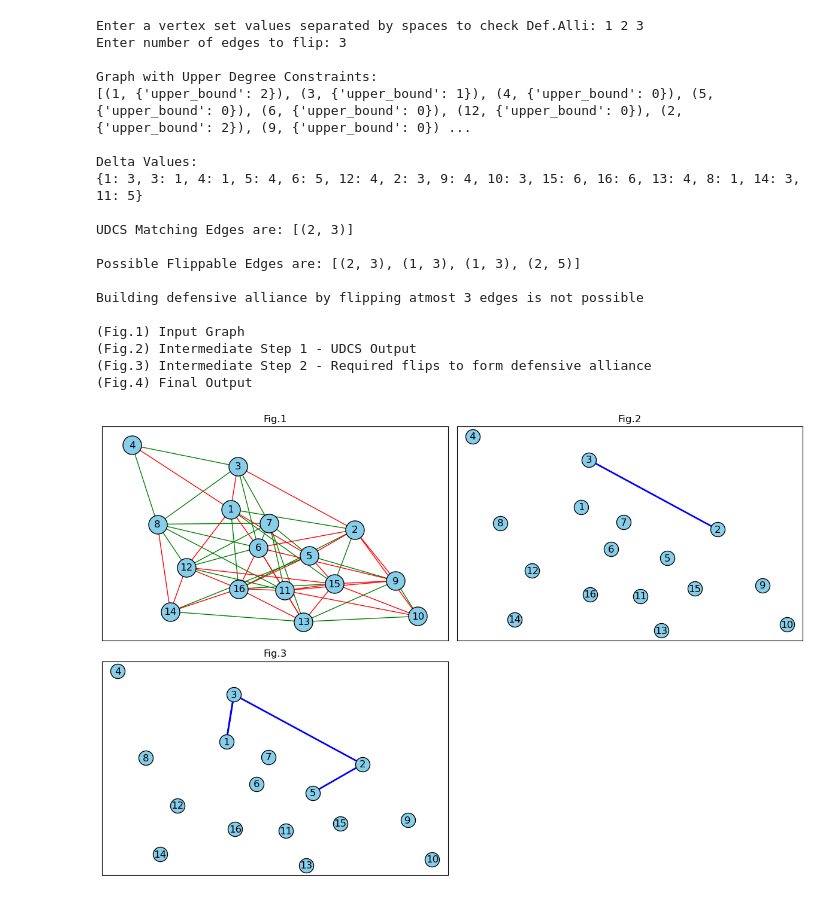
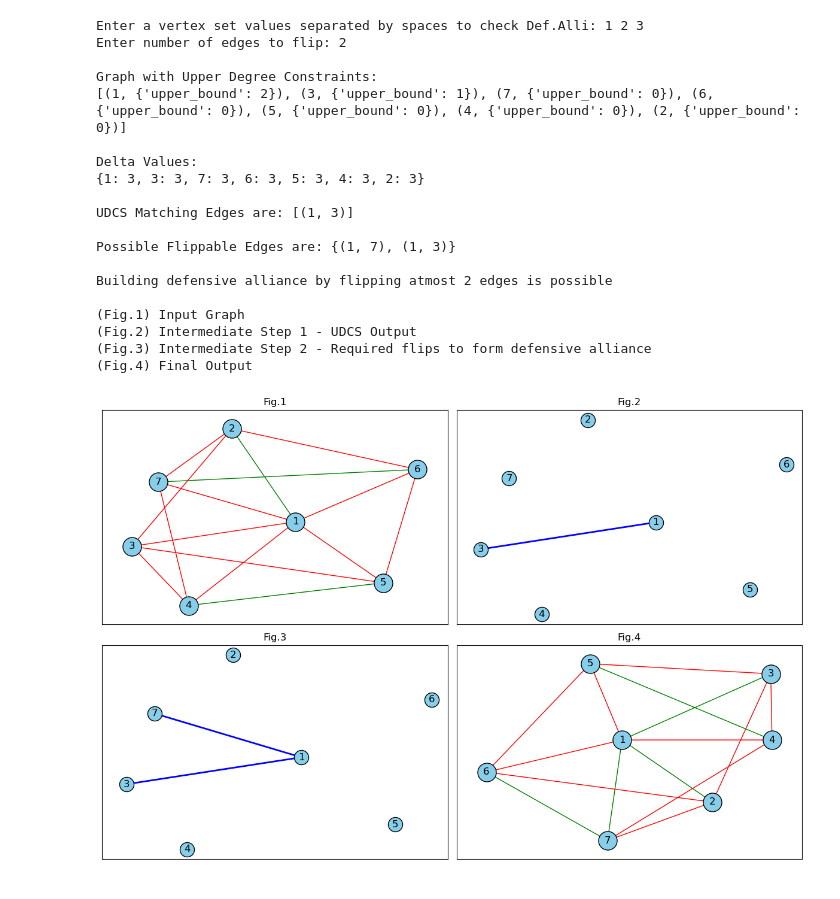
Before and after one commit to vinothvk99/Defensive-Alliance-with-Signed-Graph, a Jupyter notebook: 4.6_Building_Defensive_Alliance/building_defensive_alliance.ipynb, the cells around one changed output. Cells and saved outputs as stored; diff of their text form; code cells hidden in the pictures.

```diff
--- a/4.6_Building_Defensive_Alliance/building_defensive_alliance.ipynb
+++ b/4.6_Building_Defensive_Alliance/building_defensive_alliance.ipynb
@@ -430,7 +430,7 @@ def reduction(udcs_matching_edges, all_positive_after_check, all_negative_after_
                     inequality_count -= 1
                 idx += 1
 
-    return flipping_matching_edges
+    return set(flipping_matching_edges)
 
 def add_entries_to_excel(entries, filepath):
     # If the file exists, load the existing workbook; otherwise, create a new workbook
@@ -608,7 +608,7 @@ def run_building_defensive_alliance(graph, original_graph, start_time, d, k, n,
 # %%
 
 # Create the graph
-file_path = r"/Users/mac/Desktop/Desktop/RCS_Signed_Graph/Meeting_4/graph_test_files/highland.txt"
+file_path = fr"{os.getcwd()}/graph_test_files/test2.txt"
 # getting the vertex which has to be check for UDCS from user
 # Get input from the user
 input_string = input("Enter a vertex set values separated by spaces to check Def.Alli: ")
@@ -653,37 +653,37 @@ run_building_defensive_alliance(graph, original_graph, start_time, d, k, n, case
 #     start_time = time.monotonic()
 
 #     if case == 1:
 #         case_type = "case1"
 #         run_building_defensive_alliance(graph, original_graph, start_time, d, k, num_nodes, case_type)
 #     else:
 #         case_type = "case2"
 #         run_building_defensive_alliance(graph, original_graph, start_time, d, k, num_nodes, case_type)
 
 #         for i in range(0,math.floor(len(d)/2)):
 #             d.append(d[-1]+1)
 #         k = k+1
 
 
 #     initial_avg_degree = initial_avg_degree * 2
 #     nodes_to_check = nodes_to_check + 50
 # %% [output]
 Enter a vertex set values separated by spaces to check Def.Alli: 1 2 3
-Enter number of edges to flip: 3
+Enter number of edges to flip: 2
 
 Graph with Upper Degree Constraints:
-[(1, {'upper_bound': 2}), (3, {'upper_bound': 1}), (4, {'upper_bound': 0}), (5, {'upper_bound': 0}), (6, {'upper_bound': 0}), (12, {'upper_bound': 0}), (2, {'upper_bound': 2}), (9, {'upper_bound': 0}) ...
+[(1, {'upper_bound': 2}), (3, {'upper_bound': 1}), (7, {'upper_bound': 0}), (6, {'upper_bound': 0}), (5, {'upper_bound': 0}), (4, {'upper_bound': 0}), (2, {'upper_bound': 0})]
 
 Delta Values:
-{1: 3, 3: 1, 4: 1, 5: 4, 6: 5, 12: 4, 2: 3, 9: 4, 10: 3, 15: 6, 16: 6, 13: 4, 8: 1, 14: 3, 11: 5}
+{1: 3, 3: 3, 7: 3, 6: 3, 5: 3, 4: 3, 2: 3}
 
-UDCS Matching Edges are: [(2, 3)]
+UDCS Matching Edges are: [(1, 3)]
 
-Possible Flippable Edges are: [(2, 3), (1, 3), (1, 3), (2, 5)]
+Possible Flippable Edges are: {(1, 7), (1, 3)}
 
-Building defensive alliance by flipping atmost 3 edges is not possible
+Building defensive alliance by flipping atmost 2 edges is possible
 
 (Fig.1) Input Graph
 (Fig.2) Intermediate Step 1 - UDCS Output
 (Fig.3) Intermediate Step 2 - Required flips to form defensive alliance
 (Fig.4) Final Output
-[figure, old version]
+[figure, new version]
```
Also changed, not shown: 2 other files.
